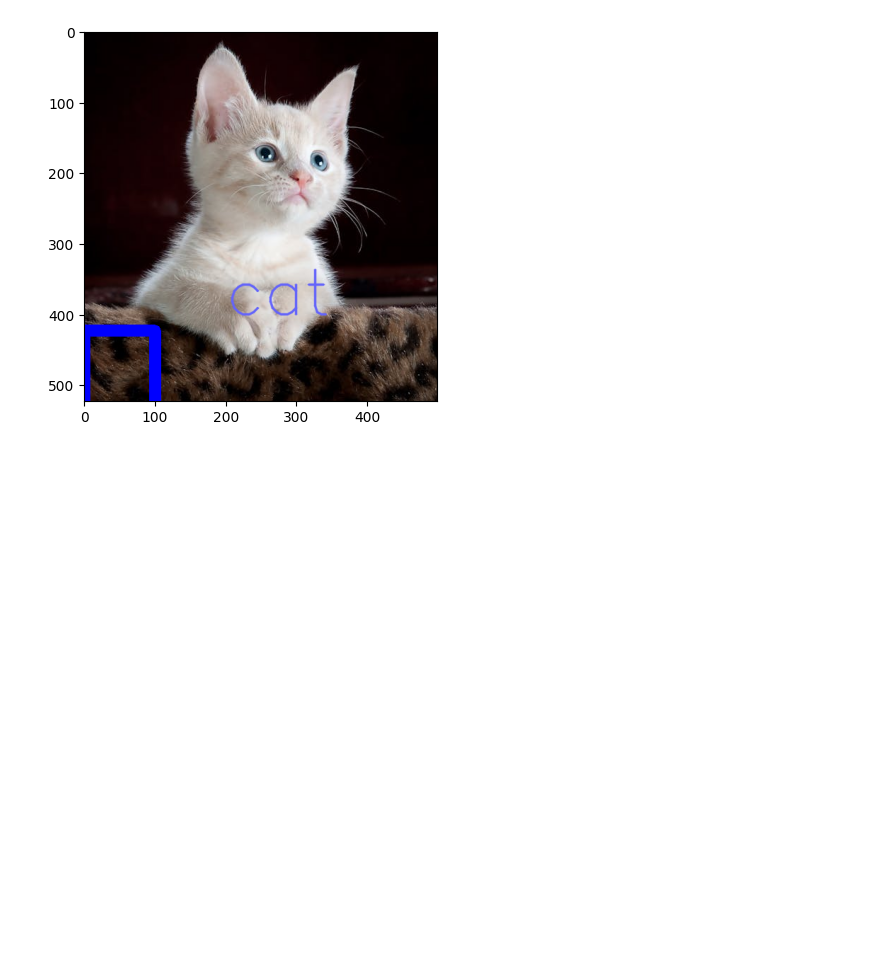
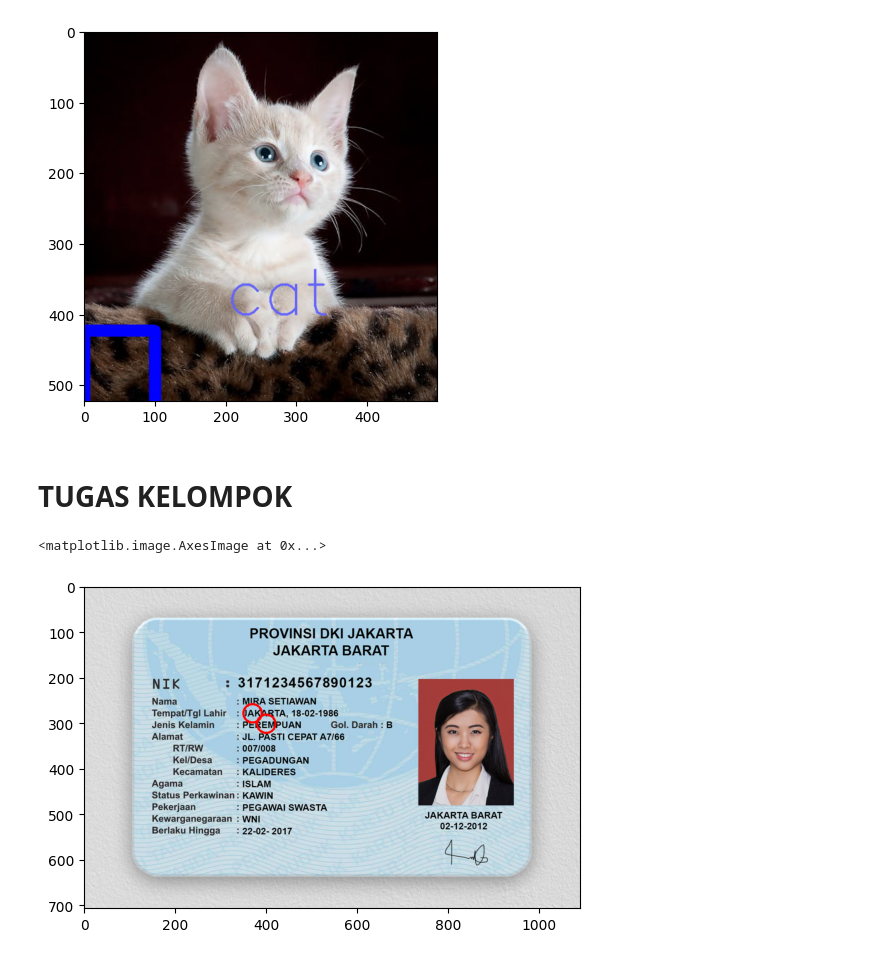
Before and after one commit to RizkyFitriAndini/PCVK_Ganjil_2024, a Jupyter notebook: Week2.ipynb, the cells around one changed output. Drawn from its saved outputs; the diff is of its cells as text; code cells hidden in the pictures; blank space fills up the shorter version.

```diff
--- a/Week2.ipynb
+++ b/Week2.ipynb
@@ -242,3 +243,22 @@ plt.imshow(img_cat)
 # %% [output]
 <matplotlib.image.AxesImage at 0x...>
 [figure]
+# %% [markdown]
+# TUGAS KELOMPOK
+# %%
+import cv2 as cv
+from google.colab.patches import cv2_imshow
+from skimage import io
+import matplotlib.pyplot as plt
+import numpy as np
+
+url = "https://www.beritariau.com/foto_berita/2022/05/2022-05-23-aturan-baru-buat-ktp-nama-maksimal-60-huruf-termasuk-spasi.b686f703"
+image = io.imread(url)
+plt.imshow(image)
+
+cv.circle(image, center=(370,279), radius=20, color=(255,0,0), thickness=3)
+cv.circle(image, center=(400,302), radius=20, color=(255,0,0), thickness=3)
+plt.imshow(image)
+# %% [output]
+<matplotlib.image.AxesImage at 0x...>
+[figure, added]
```
Also changed, not shown: parts of 1 cell of this notebook.
